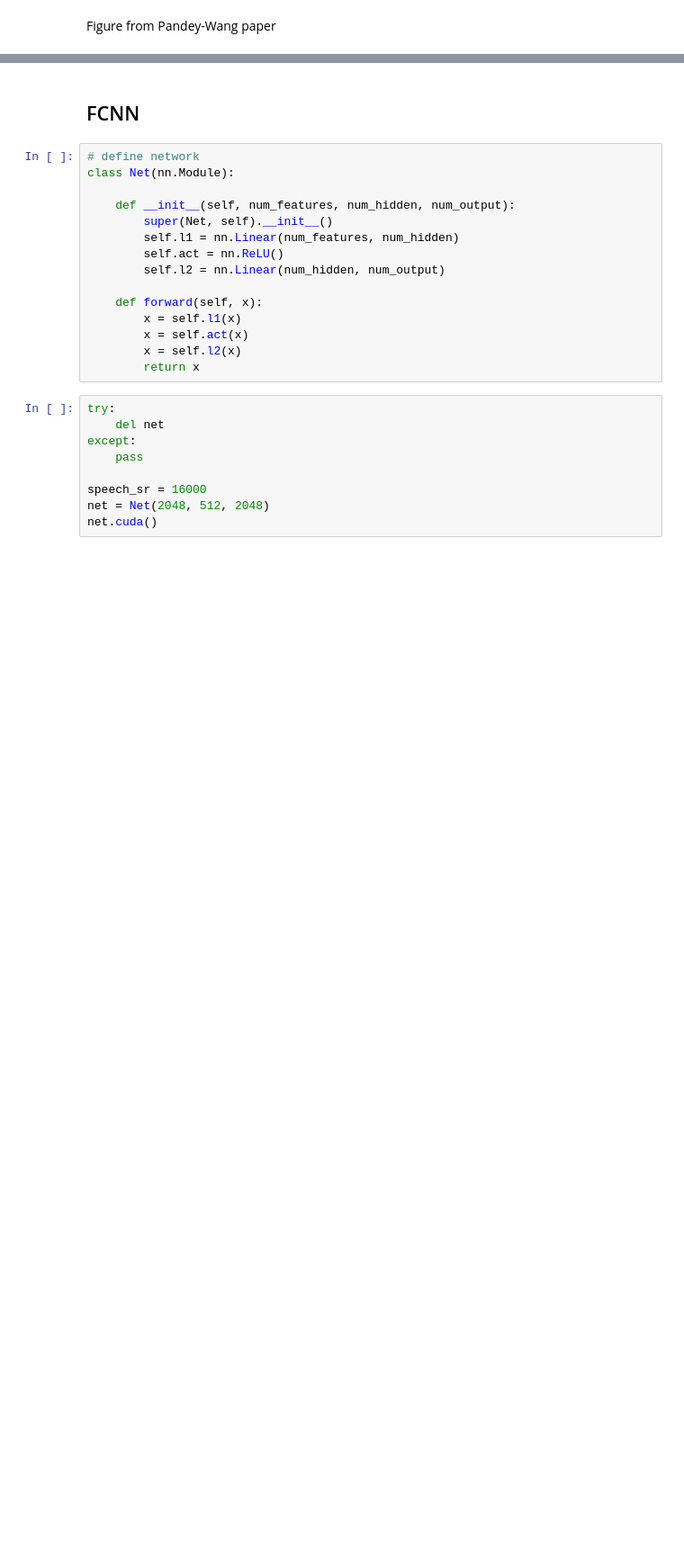
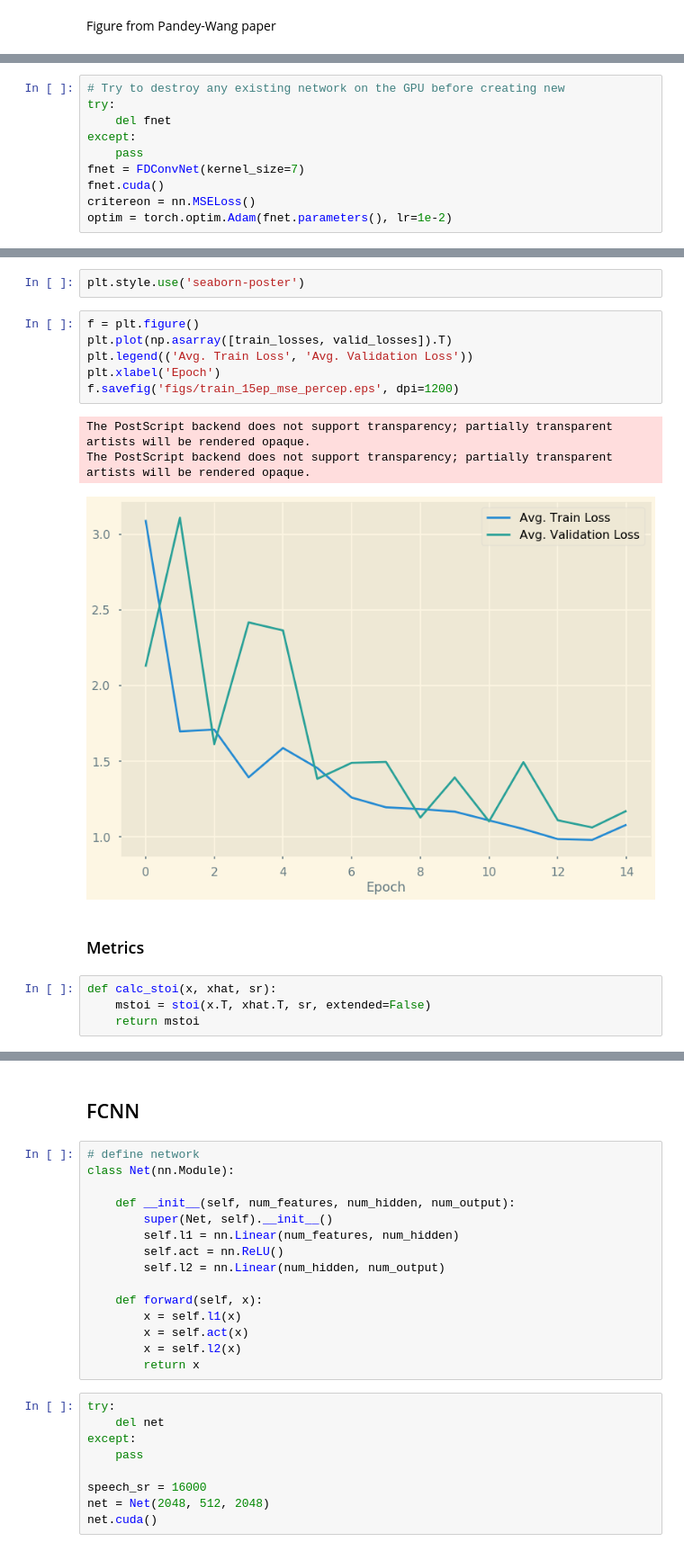
Before and after one commit to ZeroCHENml/DeReverb, a Jupyter notebook: Using_Dataloader.ipynb, the cells around one changed output, grey strips where cells are left out. Shown at 90% size. Drawn from its saved outputs; the diff is of its cells as text; blank space fills up the shorter version.

Commit message:
poster code

```diff
--- a/Using_Dataloader.ipynb
+++ b/Using_Dataloader.ipynb
@@ -272,0 +158,10 @@ Audio(reconstructed, rate=sr)
+# %%
+# Try to destroy any existing network on the GPU before creating new
+try:
+    del fnet
+except:
+    pass
+fnet = FDConvNet(kernel_size=7)
+fnet.cuda()
+critereon = nn.MSELoss()
+optim = torch.optim.Adam(fnet.parameters(), lr=1e-2)
@@ -272,0 +291,18 @@ Audio(reconstructed, rate=sr)
+# %%
+plt.style.use('seaborn-poster')
+# %%
+f = plt.figure()
+plt.plot(np.asarray([train_losses, valid_losses]).T)
+plt.legend(('Avg. Train Loss', 'Avg. Validation Loss'))
+plt.xlabel('Epoch')
+f.savefig('figs/train_15ep_mse_percep.eps', dpi=1200)
+# %% [output]
+The PostScript backend does not support transparency; partially transparent artists will be rendered opaque.
+The PostScript backend does not support transparency; partially transparent artists will be rendered opaque.
+[figure, added]
+# %% [markdown]
+### Metrics
+# %%
+def calc_stoi(x, xhat, sr):
+    mstoi = stoi(x.T, xhat.T, sr, extended=False)
+    return mstoi
```
Also changed, not shown: parts of 81 cells of this notebook, 9 other files.
